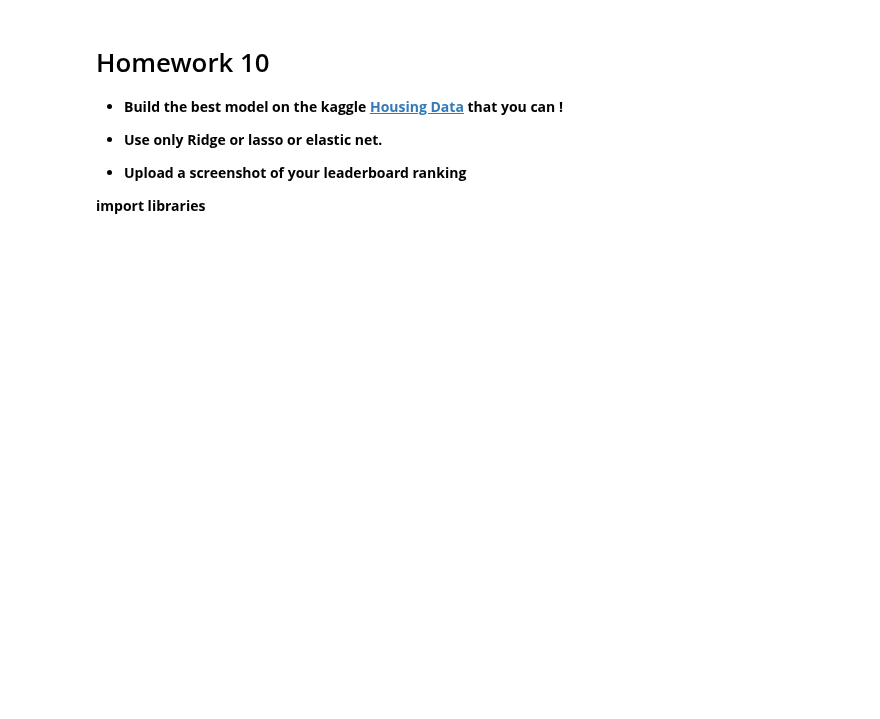
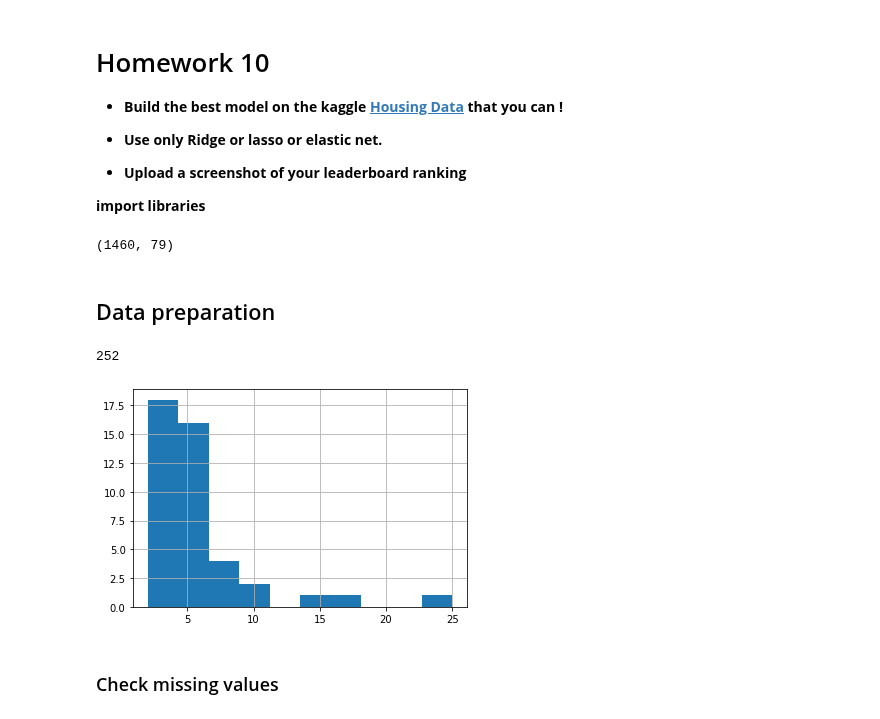
Before and after one commit to Heity94/01_DataScience_2021, a Jupyter notebook: Week_10/Homework10.ipynb, the cells around one changed output. Drawn from its saved outputs; the diff is of its cells as text; code cells hidden in the pictures; blank space fills up the shorter version.

```diff
--- a/Week_10/Homework10.ipynb
+++ b/Week_10/Homework10.ipynb
@@ -23,0 +27,17 @@ pred_df.to_csv('../data/kaggle/HousePrices/submissions/en1.csv', header=True, in
+# %%
+X = df_train.drop(columns=['SalePrice','Id'])
+y = df_train.SalePrice
+X.shape
+# %% [output]
+(1460, 79)
+# %% [markdown]
+## Data preparation
+# %%
+feat_categorical_nunique = X.select_dtypes(include='object').nunique()
+feat_categorical_nunique.sum()
+# %% [output]
+252
+# %%
+feat_categorical_nunique.hist();
+# %% [output]
+[figure, added]
@@ -23,0 +48,2 @@ pred_df.to_csv('../data/kaggle/HousePrices/submissions/en1.csv', header=True, in
+# %% [markdown]
+### Check missing values
```
Also changed, not shown: parts of 54 cells of this notebook, 4 other files.
